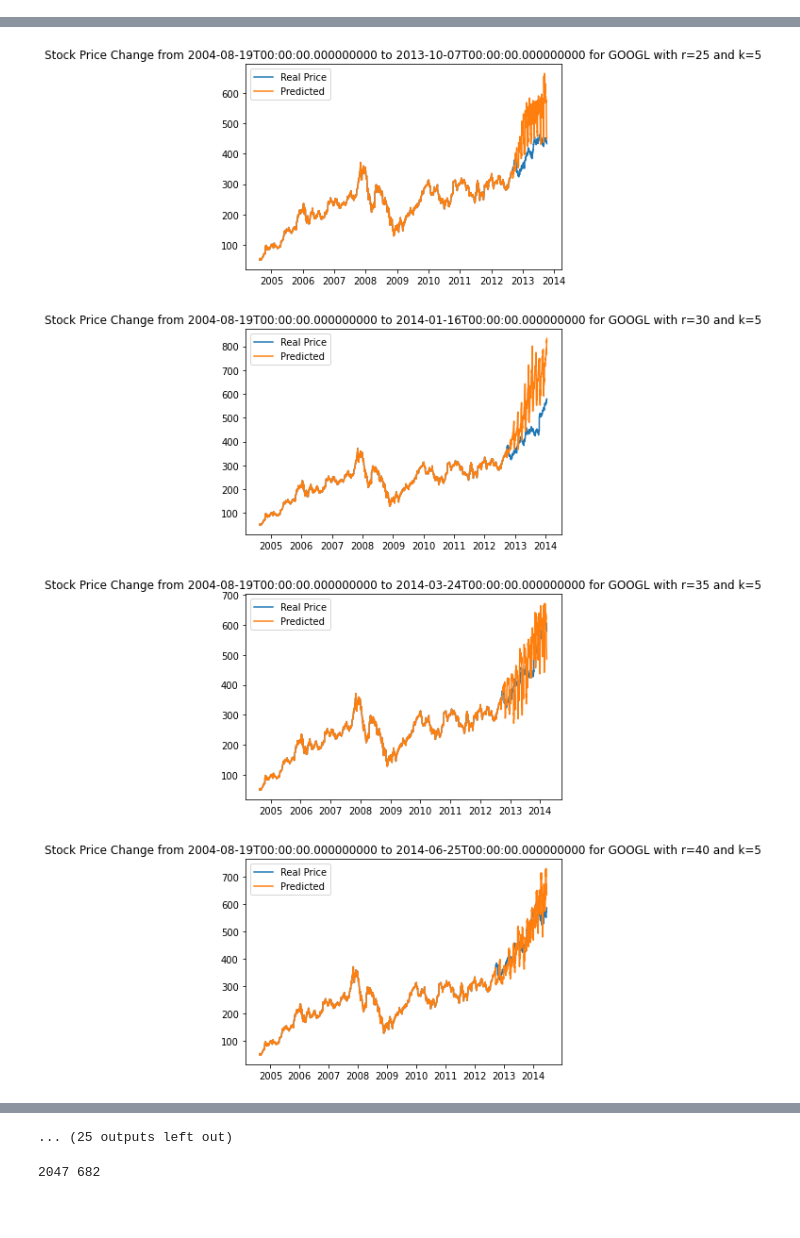
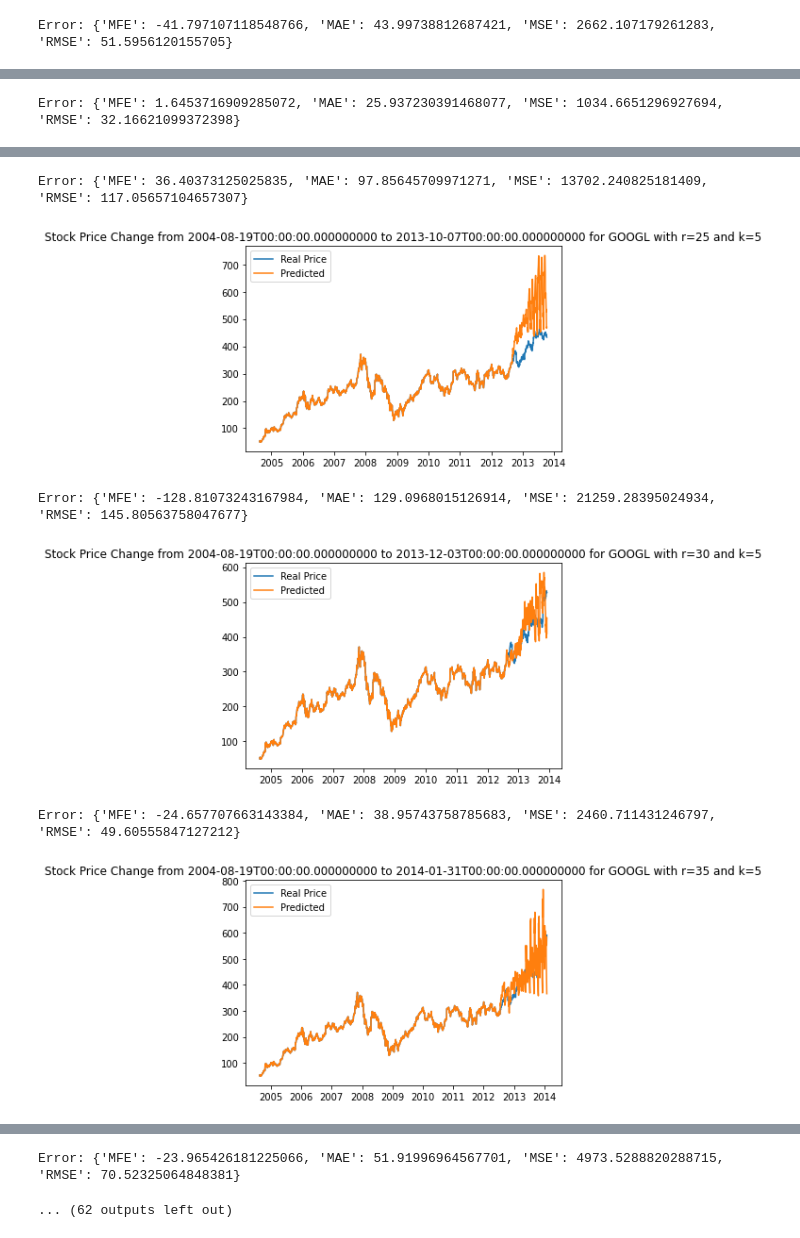
Before and after one commit to nurpeiis/Stock-Prediction, a Jupyter notebook: visualization.ipynb, the cells around one changed output, grey strips where cells are left out. Saved outputs shown, nothing was run; the diff lists cells and outputs as text; code cells hidden in the pictures; blank space fills up the shorter version.

Commit message:
Add error calculation

```diff
--- a/visualization.ipynb
+++ b/visualization.ipynb
@@ -8,13 +8,14 @@ import random
 # %%
 def get_n_predictions(r, previous_points, number_of_neighbors, stock_name, real_points, dates):
     d = r
-    half_p_d  = [half_p[i:i+d] for i in range(0, len(previous_points)-d, d)]
+    half_p_d  = [previous_points[i:i+d] for i in range(0, len(previous_points)-d, d)]
     #print(half_p_d[0])
-    nbrs = NearestNeighbors(n_neighbors=number_of_neighbors, algorithm='ball_tree').fit(half_p_d)
-    distances, indices = nbrs.kneighbors([half_p_d[-1]])
+    points = half_p_d[:-1]
+    nbrs = NearestNeighbors(n_neighbors=number_of_neighbors, algorithm='ball_tree').fit(points)
+    distances, indices = nbrs.kneighbors([points[-1]])
+    #print(indices)
     index = random.choice(indices[0])
-    points = [half_p[i:i+d] for i in range(0, len(previous_points)-d, d)]
-    new_p = [half_p_d[-1][i] + half_p_d[index][i] - half_p_d[index - 1][i] for i in range(len(half_p_d[-1]))]
+    new_p = [half_p_d[-1][i] + half_p_d[index + 1][i] - half_p_d[index][i] for i in range(len(half_p_d[-1]))]
 
     points = np.append (points, [new_p], axis = 0)
     for n in range(10):
@@ -31,4 +32,6 @@ def get_n_predictions(r, previous_points, number_of_neighbors, stock_name, real_
     plt.legend(["Real Price", "Predicted"])
     plt.title(f'Stock Price Change from {str(dates[0])} to {str(dates[len(flatten) - 1])} for {stock_name} with r={r} and k={number_of_neighbors}')
     plt.show()
-    return flatten
+
+    #return the half that was predicted
+    return flatten[len(previous_points):]
@@ -37,7 +57,9 @@ stock = yf.Ticker('GOOGL')
 hist = stock.history(period="max")
 close_p = hist['Close']
 half_p = close_p.values[:int(len(close_p.values)/2)]
+real = close_p.values[int(len(close_p.values)/2):]
 dates = hist.index.to_series().values
 for i in range(10, 191, 5):
-    get_n_predictions(i, half_p, 5, 'GOOGL', close_p, dates)
+    predicted = get_n_predictions(i, half_p, 5, 'GOOGL', close_p.values, dates)
+    print(f'Error: {calculate_error(real[:len(predicted)], predicted)}')
 # %% [output]
@@ -44,0 +67 @@ for i in range(10, 191, 5):
+Error: {'MFE': -41.797107118548766, 'MAE': 43.99738812687421, 'MSE': 2662.107179261283, 'RMSE': 51.5956120155705}
@@ -45,0 +69 @@ for i in range(10, 191, 5):
+Error: {'MFE': 1.6453716909285072, 'MAE': 25.937230391468077, 'MSE': 1034.6651296927694, 'RMSE': 32.16621099372398}
@@ -47,4 +71,6 @@ for i in range(10, 191, 5):
+Error: {'MFE': 36.40373125025835, 'MAE': 97.85645709971271, 'MSE': 13702.240825181409, 'RMSE': 117.05657104657307}
-[figure, old version]
+[figure, new version]
+Error: {'MFE': -128.81073243167984, 'MAE': 129.0968015126914, 'MSE': 21259.28395024934, 'RMSE': 145.80563758047677}
-[figure, old version]
+[figure, new version]
+Error: {'MFE': -24.657707663143384, 'MAE': 38.95743758785683, 'MSE': 2460.711431246797, 'RMSE': 49.60555847127212}
-[figure, old version]
+[figure, new version]
-[figure, removed]
@@ -56 +77,2 @@ for i in range(10, 191, 5):
-... (25 outputs left out)
+Error: {'MFE': -23.965426181225066, 'MAE': 51.91996964567701, 'MSE': 4973.5288820288715, 'RMSE': 70.52325064848381}
+... (62 outputs left out)
@@ -72,4 +90,0 @@ all_p = close_p.values
-# %%
-half_p_3  = [half_p[i:i+3] for i in range(0, len(half_p)-3, 3)]
-# %% [output]
-2047 682
```
Also changed, not shown: parts of 10 cells of this notebook.
